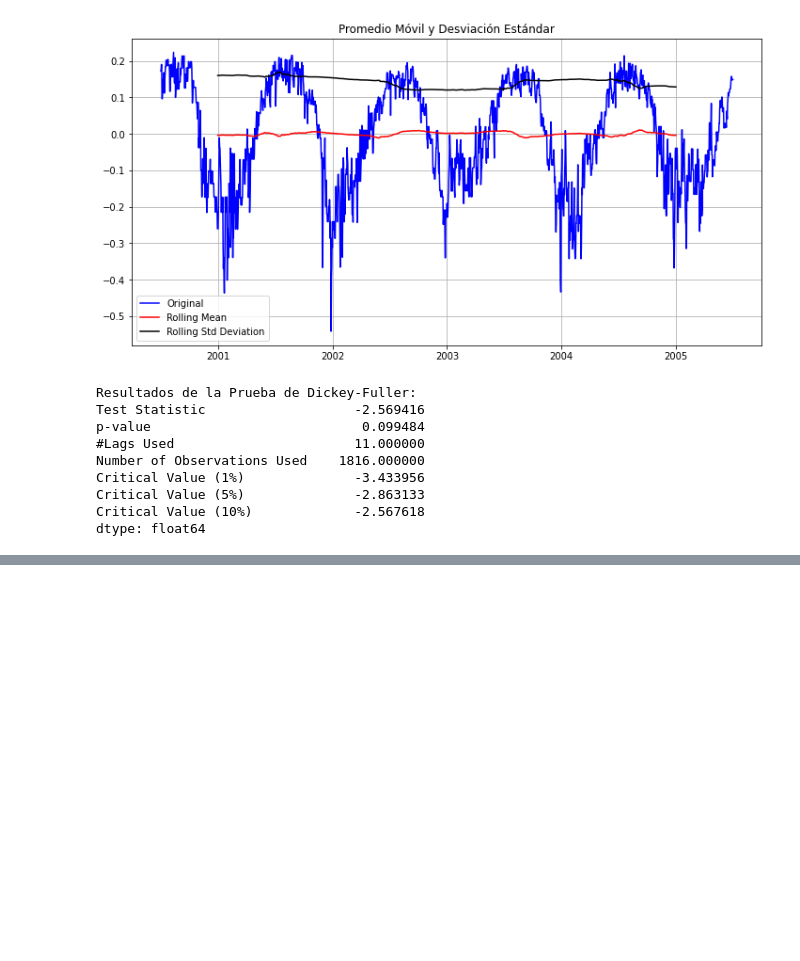
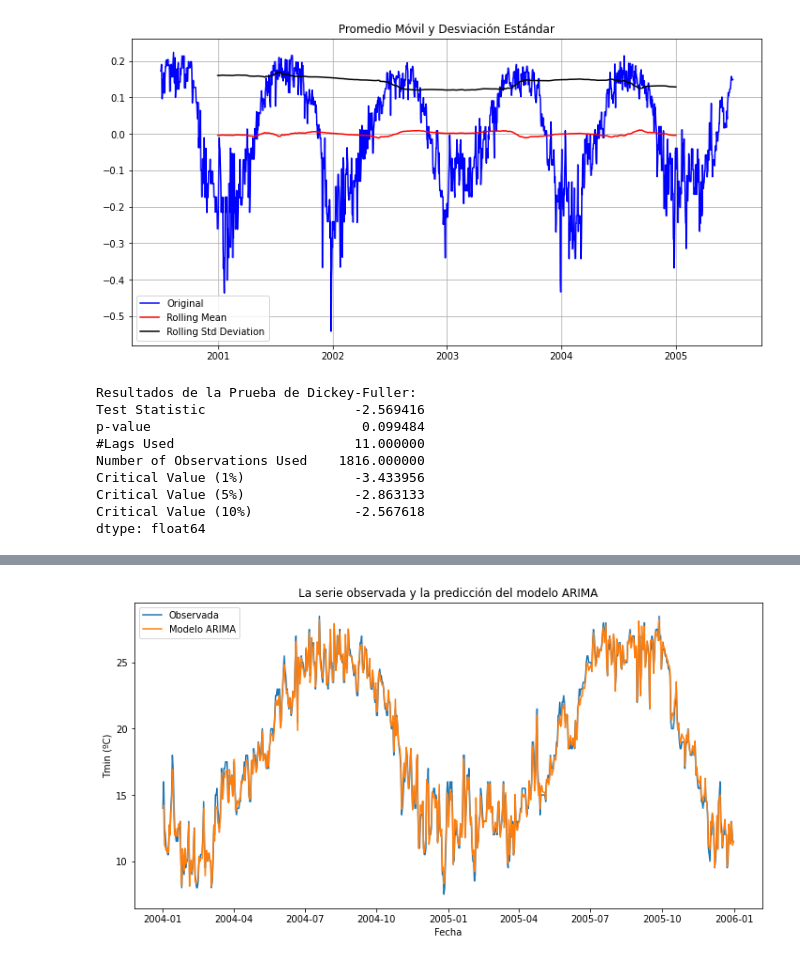
Before and after one commit to Majoramu/Fisica_Computacional1, a Jupyter notebook: Actividad6.ipynb, the cells around one changed output, grey strips where cells are left out. Drawn from its saved outputs; the diff is of its cells as text; code cells hidden in the pictures; blank space fills up the shorter version.

```diff
--- a/Actividad6.ipynb
+++ b/Actividad6.ipynb
@@ -876,10 +1123,12 @@ print('RMSE:', RMSE)
 # %%
 # Graficamos sólo los útimos datos de las series
 ts_test_last = ts_test.tail(730)
 predictions_ARIMA_last = predictions_ARIMA.tail(730)
 plt.plot(ts_test_last, label='Observada');
 plt.plot(predictions_ARIMA_last, label='Modelo ARIMA');
 plt.xlabel('Fecha')
-plt.ylabel('Tmax (ºC)')
+plt.ylabel('Tmin (ºC)')
 plt.title('La serie observada y la predicción del modelo ARIMA')
 plt.legend(loc='best');
+# %% [output]
+[figure, added]
```
Also changed, not shown: parts of 29 cells of this notebook.
